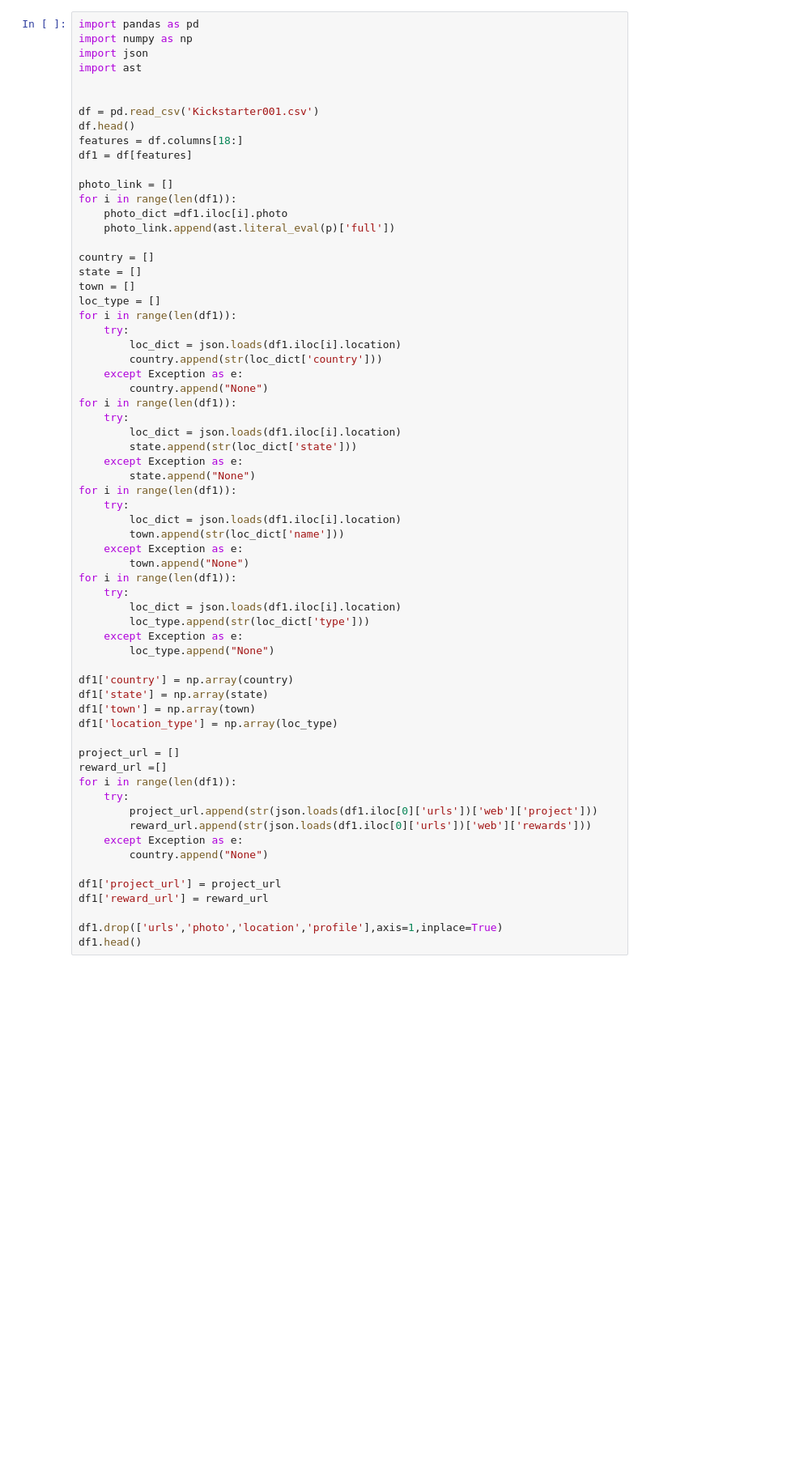
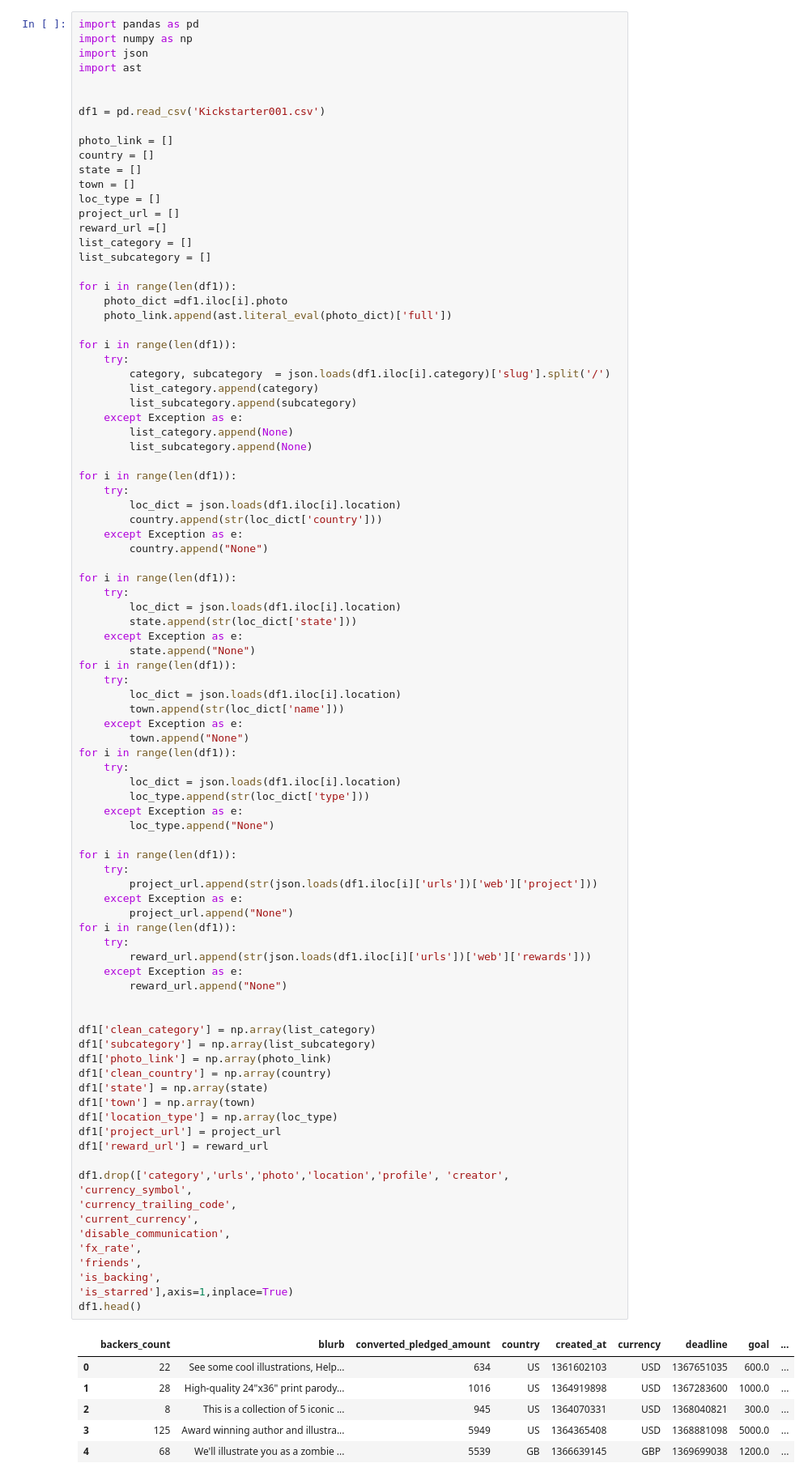
Before and after one commit to saurabh-gandhi/Kickstarter_project, a Jupyter notebook: Cleaning_script.ipynb, the cells around one changed output. Shown at 81% size. Cells and saved outputs as stored; diff of their text form; blank space fills up the shorter version.

Commit message:
Cleaned data

```diff
--- a/Cleaning_script.ipynb
+++ b/Cleaning_script.ipynb
@@ -5,62 +5,93 @@ import json
 import ast
 
 
-df = pd.read_csv('Kickstarter001.csv')
-df.head()
-features = df.columns[18:]
-df1 = df[features]
+df1 = pd.read_csv('Kickstarter001.csv')
 
 photo_link = []
-for i in range(len(df1)):
-    photo_dict =df1.iloc[i].photo
-    photo_link.append(ast.literal_eval(p)['full'])
-
 country = []
 state = []
 town = []
 loc_type = []
+project_url = []
+reward_url =[]
+list_category = []
+list_subcategory = []
+
+for i in range(len(df1)):
+    photo_dict =df1.iloc[i].photo
+    photo_link.append(ast.literal_eval(photo_dict)['full'])
+
+for i in range(len(df1)):
+    try:
+        category, subcategory  = json.loads(df1.iloc[i].category)['slug'].split('/')
+        list_category.append(category)
+        list_subcategory.append(subcategory)
+    except Exception as e:
+        list_category.append(None)
+        list_subcategory.append(None)
+
 for i in range(len(df1)):
     try:
         loc_dict = json.loads(df1.iloc[i].location)
         country.append(str(loc_dict['country']))
     except Exception as e:
         country.append("None")
+
 for i in range(len(df1)):
     try:
         loc_dict = json.loads(df1.iloc[i].location)
         state.append(str(loc_dict['state']))
     except Exception as e:
         state.append("None")
 for i in range(len(df1)):
     try:
         loc_dict = json.loads(df1.iloc[i].location)
         town.append(str(loc_dict['name']))
     except Exception as e:
         town.append("None")
 for i in range(len(df1)):
     try:
         loc_dict = json.loads(df1.iloc[i].location)
         loc_type.append(str(loc_dict['type']))
     except Exception as e:
         loc_type.append("None")
 
-df1['country'] = np.array(country)
+for i in range(len(df1)):
+    try:
+        project_url.append(str(json.loads(df1.iloc[i]['urls'])['web']['project']))
+    except Exception as e:
+        project_url.append("None")
+for i in range(len(df1)):
+    try:
+        reward_url.append(str(json.loads(df1.iloc[i]['urls'])['web']['rewards']))
+    except Exception as e:
+        reward_url.append("None")
+
+
+df1['clean_category'] = np.array(list_category)
+df1['subcategory'] = np.array(list_subcategory)
+df1['photo_link'] = np.array(photo_link)
+df1['clean_country'] = np.array(country)
 df1['state'] = np.array(state)
 df1['town'] = np.array(town)
 df1['location_type'] = np.array(loc_type)
-
-project_url = []
-reward_url =[]
-for i in range(len(df1)):
-    try:
-        project_url.append(str(json.loads(df1.iloc[0]['urls'])['web']['project']))
-        reward_url.append(str(json.loads(df1.iloc[0]['urls'])['web']['rewards']))
-    except Exception as e:
-        country.append("None")
-
 df1['project_url'] = project_url
 df1['reward_url'] = reward_url
 
-df1.drop(['urls','photo','location','profile'],axis=1,inplace=True)
+df1.drop(['category','urls','photo','location','profile', 'creator',
+'currency_symbol',
+'currency_trailing_code',
+'current_currency',
+'disable_communication',
+'fx_rate',
+'friends',
+'is_backing',
+'is_starred'],axis=1,inplace=True)
 df1.head()
 # %% [output]
+|  | backers_count | blurb | converted_pledged_amount | country | created_at | currency | deadline | goal | ... |
+| 0 | 22 | See some cool illustrations, Help... | 634 | US | 1361602103 | USD | 1367651035 | 600.0 | ... |
+| 1 | 28 | High-quality 24"x36" print parody... | 1016 | US | 1364919898 | USD | 1367283600 | 1000.0 | ... |
+| 2 | 8 | This is a collection of 5 iconic ... | 945 | US | 1364070331 | USD | 1368040821 | 300.0 | ... |
+| 3 | 125 | Award winning author and illustra... | 5949 | US | 1364365408 | USD | 1368881098 | 5000.0 | ... |
+| 4 | 68 | We'll illustrate you as a zombie ... | 5539 | GB | 1366639145 | GBP | 1369699038 | 1200.0 | ... |
```
Also changed, not shown: parts of 11 cells of this notebook, 2 other files.
